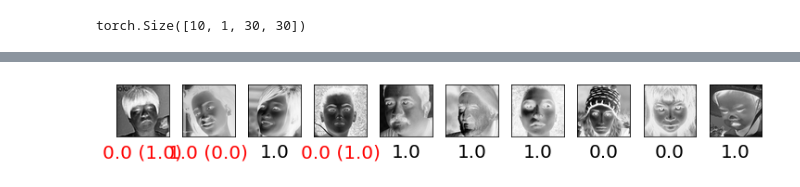
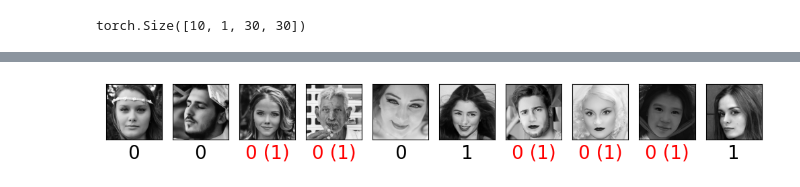
Before and after one commit to MNIKIEMA/Real-and-Fake-Face-Detection, a Jupyter notebook: real-and-fake-face.ipynb, the cells around one changed output, grey strips where cells are left out. Drawn from its saved outputs; the diff is of its cells as text; code cells hidden in the pictures.

```diff
--- a/real-and-fake-face.ipynb
+++ b/real-and-fake-face.ipynb
@@ -556,7 +559,7 @@ def eval_cnn_classifier(model, eval_dataloader,loss_fn):
 # %%
 model_cnn = CNN()
 model_cnn.to(device)
-num_epochs = 20
+num_epochs = 5
 learning_rate = 0.3
 loss_fn = nn.BCEWithLogitsLoss()
 model_cnn, history= training_cnn_classifier(model_cnn, train_data_loader,valid_data_loader, num_epochs,
@@ -590,38 +591 @@ val_loss [22.142387866973877, 22.13192844390869, 20.795357525348663, 21.05558502
-# %%
-model_cnn = CNN()
-model_cnn.to(device)
-num_epochs = 50
-learning_rate = 0.25
-loss_fn = nn.BCEWithLogitsLoss()
-transform_ = transforms.Resize(size = (30,30))
-model_cnn.train()
-
-    # Define the optimizer
-optimizer = torch.optim.SGD(model_cnn.parameters(), lr=learning_rate)
-scheduler = lr_scheduler.ExponentialLR(optimizer, gamma=0.9)
-    # Initialize a list to record the training loss over epochs
-loss_all_epochs = []
-
-    # Training loop
-for epoch in range(num_epochs):
-        # Initialize the training loss for the current epoch
-    loss_current_epoch = 0
-
-        # Iterate over batches using the dataloader
-    for batch_index, (images, labels) in enumerate(train_data_loader):
-        images = transform_(images).to(device)
-        print(images.shape)
-        labels = labels.to(device)
-        y_pred = model_cnn(images)
-        l = loss_fn(y_pred, labels.view(-1, 1))
-        optimizer.zero_grad()
-        l.backward()
-        loss_current_epoch += l.item()
-        optimizer.step() #update parameters
-
-        # At the end of each epoch, record and display the loss over all batches
-    scheduler.step()
-    loss_all_epochs.append(loss_current_epoch)
-
-    print('Epoch [{}/{}], Loss: {:.4f}'.format(epoch+1, num_epochs, loss_current_epoch))
 # %%
@@ -670,15 +654,15 @@ plot_embeddings(standard_embedding, labels_im_tot[:], "cnn")
 # %%
 sigmoid = nn.Sigmoid()
-x_test, y_test = next(iter(test_data_loader))
+x_test, y_test,_ = next(iter(test_data_loader))
 transform_ = transforms.Resize(size = (30,30))
 x_t = transform_(x_test)
 y_pred = model_cnn(x_t)
-y_test = y_test.numpy()
-y_pred = torch.round(sigmoid(y_pred)).squeeze(1).detach().numpy()
+y_test = y_test.numpy().astype(int)
+y_pred = torch.round(sigmoid(y_pred)).squeeze(1).detach().numpy().astype(int)
 x_test = x_test.squeeze().numpy()
 plot_images(x_test, y_test, range(0,10), columns=12, x_size=1, y_size=1, y_pred=y_pred)
 # %% [output]
-[figure, old version]
+[figure, new version]
 # %%
 def plot_confusion_matrix(y_true,y_pred,
                           target_names,
```
Also changed, not shown: parts of 21 cells of this notebook.
